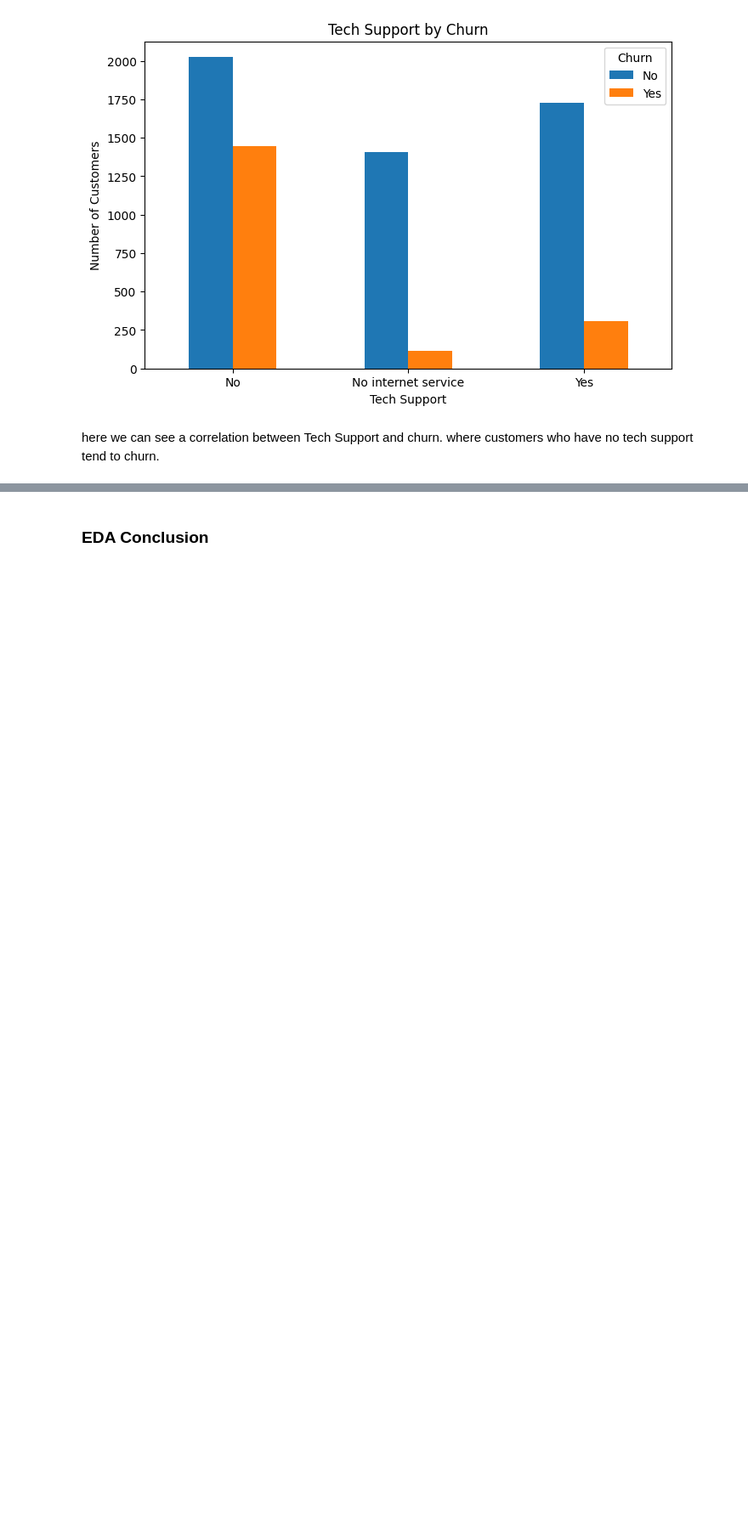
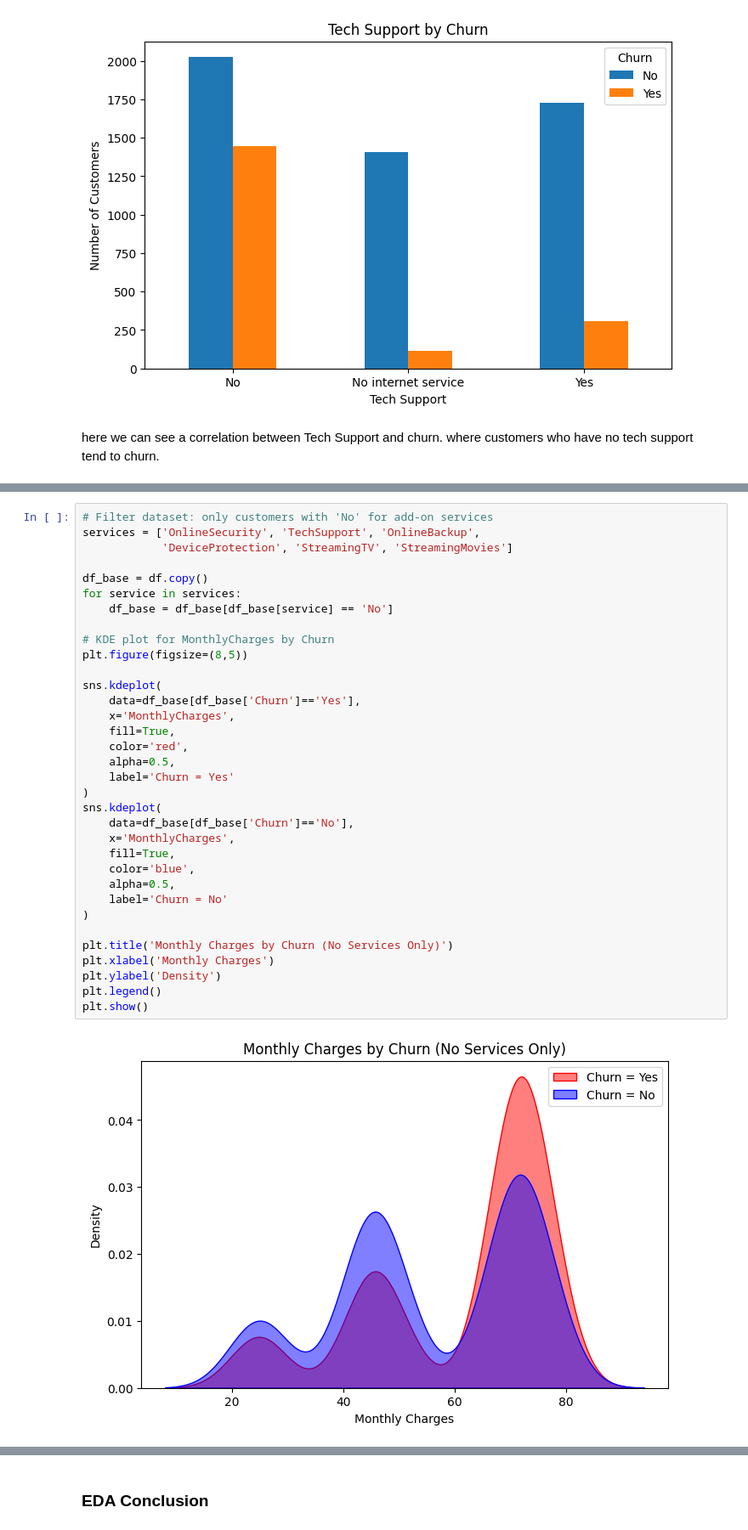
Before and after one commit to cuboidalstudios/MLAssignment2025, a Jupyter notebook: MLTask1.ipynb, the cells around one changed output, grey strips where cells are left out. Shown at 85% size. Saved outputs shown, nothing was run; the diff lists cells and outputs as text; blank space fills up the shorter version.

```diff
--- a/MLTask1.ipynb
+++ b/MLTask1.ipynb
@@ -426,0 +463,36 @@ here we can see a correlation between Tech Support and churn. where customers wh
+# %%
+# Filter dataset: only customers with 'No' for add-on services
+services = ['OnlineSecurity', 'TechSupport', 'OnlineBackup',
+            'DeviceProtection', 'StreamingTV', 'StreamingMovies']
+
+df_base = df.copy()
+for service in services:
+    df_base = df_base[df_base[service] == 'No']
+
+# KDE plot for MonthlyCharges by Churn
+plt.figure(figsize=(8,5))
+
+sns.kdeplot(
+    data=df_base[df_base['Churn']=='Yes'],
+    x='MonthlyCharges',
+    fill=True,
+    color='red',
+    alpha=0.5,
+    label='Churn = Yes'
+)
+sns.kdeplot(
+    data=df_base[df_base['Churn']=='No'],
+    x='MonthlyCharges',
+    fill=True,
+    color='blue',
+    alpha=0.5,
+    label='Churn = No'
+)
+
+plt.title('Monthly Charges by Churn (No Services Only)')
+plt.xlabel('Monthly Charges')
+plt.ylabel('Density')
+plt.legend()
+plt.show()
+# %% [output]
+[figure, added]
```
Also changed, not shown: parts of 17 cells of this notebook.
